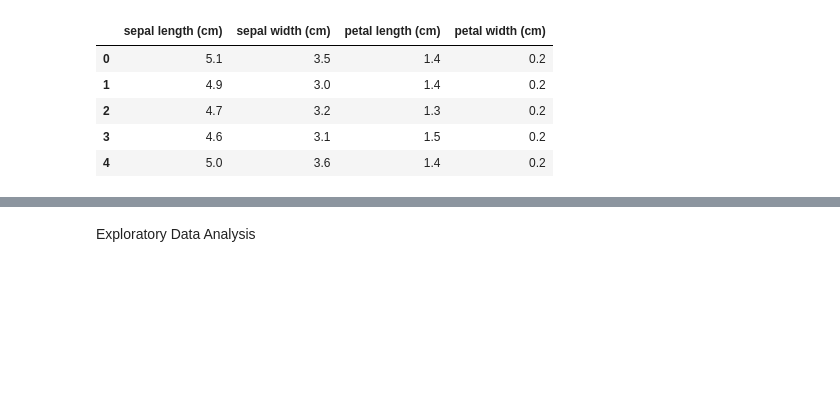
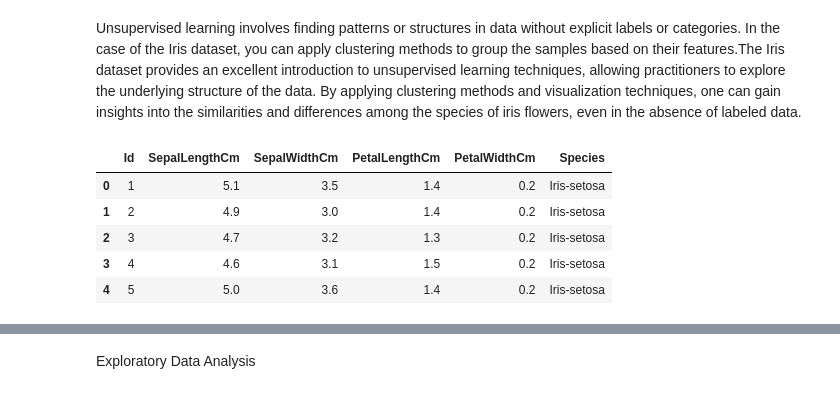
Before and after one commit to swetadiyu/unsupervisedlearning, a Jupyter notebook: unsupervisedlearning.ipynb, the cells around one changed output, grey strips where cells are left out. Drawn from its saved outputs; the diff is of its cells as text; code cells hidden in the pictures; blank space fills up the shorter version.

```diff
--- a/unsupervisedlearning.ipynb
+++ b/unsupervisedlearning.ipynb
@@ -1,3 +10,5 @@
+# %% [markdown]
+Unsupervised learning involves finding patterns or structures in data without explicit labels or categories. In the case of the Iris dataset, you can apply clustering methods to group the samples based on their features.The Iris dataset provides an excellent introduction to unsupervised learning techniques, allowing practitioners to explore the underlying structure of the data. By applying clustering methods and visualization techniques, one can gain insights into the similarities and differences among the species of iris flowers, even in the absence of labeled data.
 # %%
 import pandas as pd
 import matplotlib.pyplot as plt
@@ -6,13 +19,13 @@ from sklearn import datasets
 # %%
 # Load the iris dataset
-iris = datasets.load_iris()
-data = pd.DataFrame(iris.data, columns = iris.feature_names)
+data=pd.read_csv('iris.csv')
+
 data.head() # See the first 5 rows
 # %% [output]
-|  | sepal length (cm) | sepal width (cm) | petal length (cm) | petal width (cm) |
-| 0 | 5.1 | 3.5 | 1.4 | 0.2 |
-| 1 | 4.9 | 3.0 | 1.4 | 0.2 |
-| 2 | 4.7 | 3.2 | 1.3 | 0.2 |
-| 3 | 4.6 | 3.1 | 1.5 | 0.2 |
-| 4 | 5.0 | 3.6 | 1.4 | 0.2 |
+|  | Id | SepalLengthCm | SepalWidthCm | PetalLengthCm | PetalWidthCm | Species |
+| 0 | 1 | 5.1 | 3.5 | 1.4 | 0.2 | Iris-setosa |
+| 1 | 2 | 4.9 | 3.0 | 1.4 | 0.2 | Iris-setosa |
+| 2 | 3 | 4.7 | 3.2 | 1.3 | 0.2 | Iris-setosa |
+| 3 | 4 | 4.6 | 3.1 | 1.5 | 0.2 | Iris-setosa |
+| 4 | 5 | 5.0 | 3.6 | 1.4 | 0.2 | Iris-setosa |
 # %%
```
Also changed, not shown: parts of 18 cells of this notebook.
